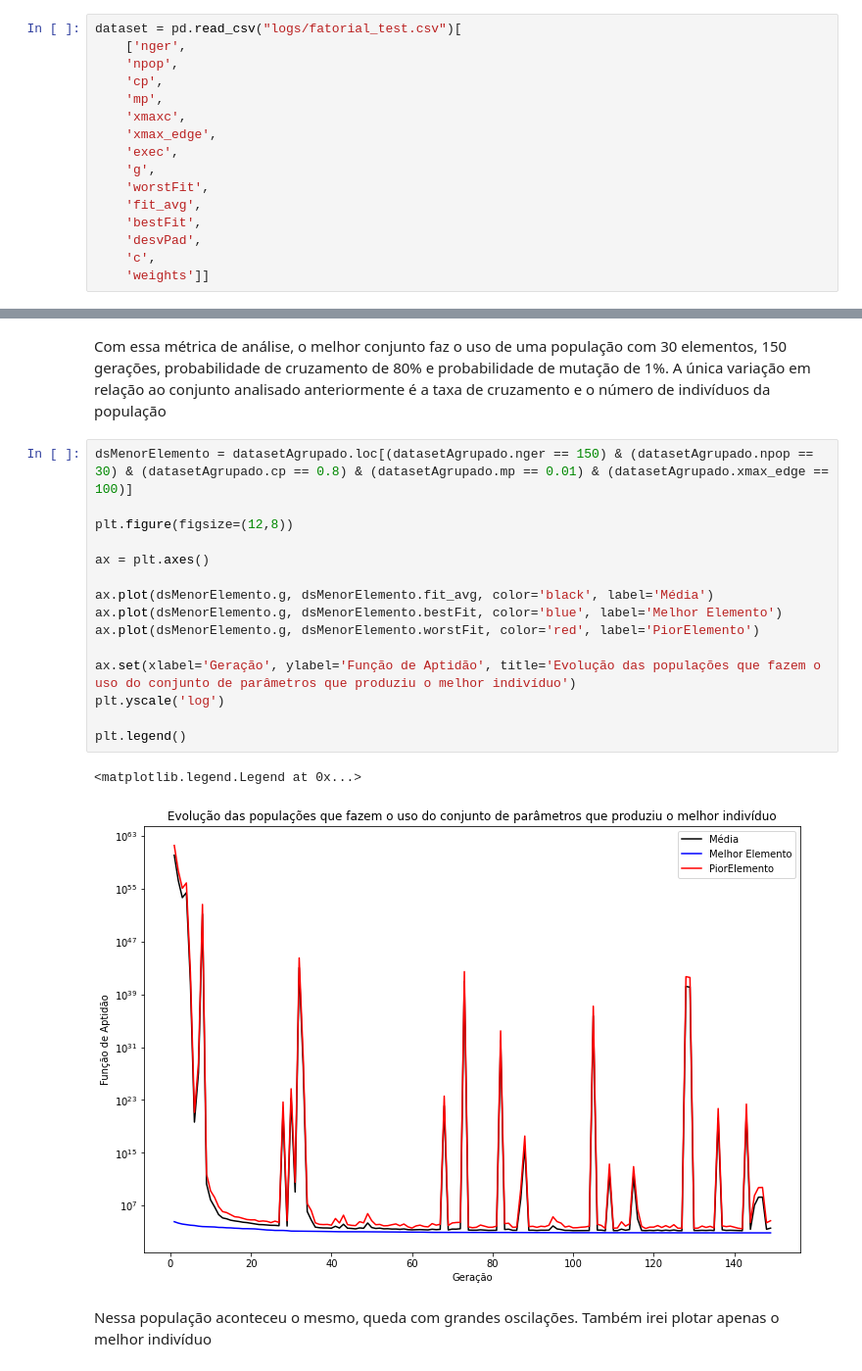
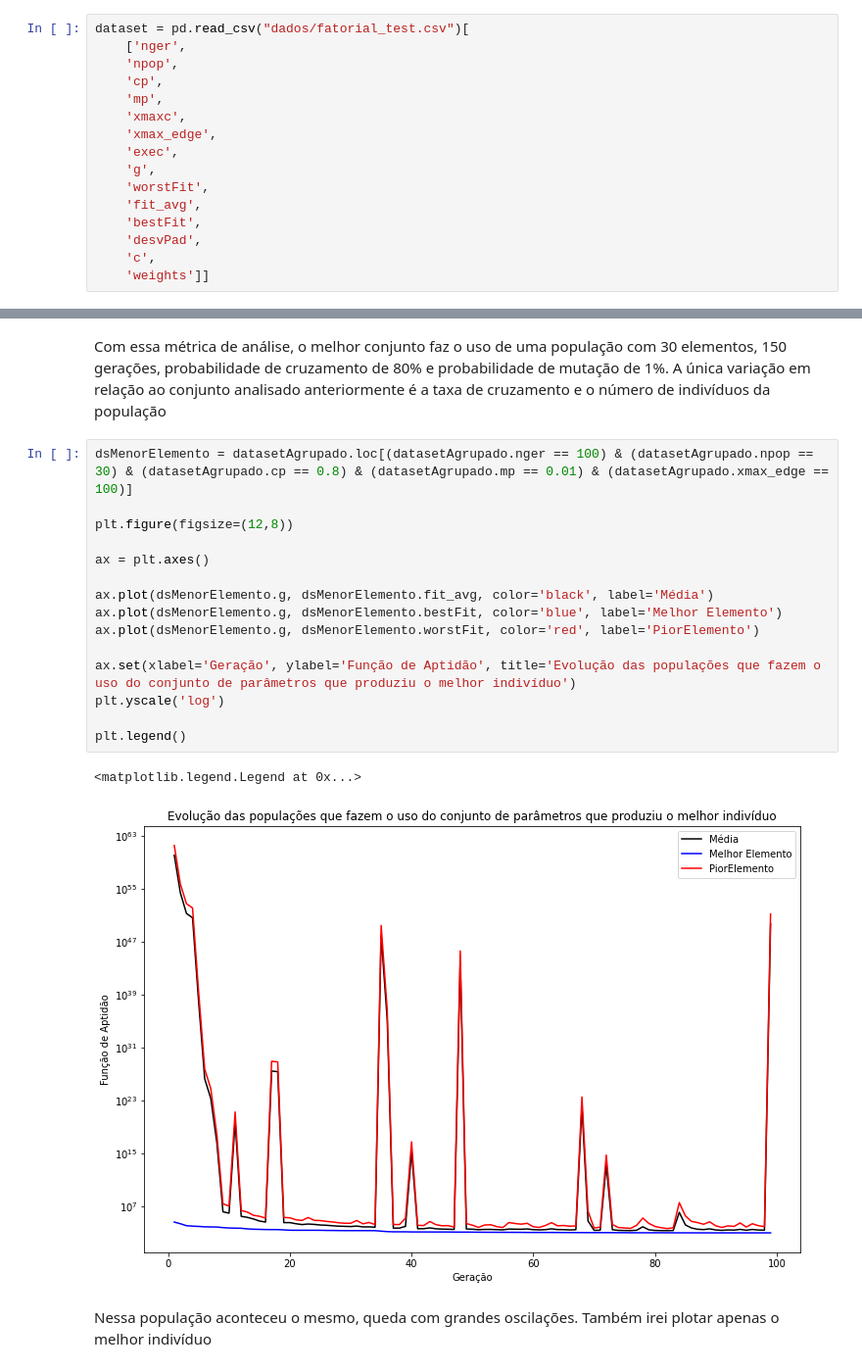
Before and after one commit to warSantos/covid-19, a Jupyter notebook: analise_resultados.ipynb, the cells around one changed output, grey strips where cells are left out. Shown at 98% size. Drawn from its saved outputs; the diff is of its cells as text.

```diff
--- a/analise_resultados.ipynb
+++ b/analise_resultados.ipynb
@@ -10,7 +13,7 @@ import seaborn as sns
 # %% [markdown]
 Depois de fazer a importação das bibliotecas, irei carregar um arquivo csv, que é resultante da concatenação de todos os logs do experimento fatorial
 # %%
-dataset = pd.read_csv("logs/fatorial_test.csv")[
+dataset = pd.read_csv("dados/fatorial_test.csv")[
     ['nger',
     'npop',
     'cp',
@@ -128,23 +135,23 @@ datasetFinal.sort_values(by=['bestFit']).head(5)
 # %% [markdown]
 Com essa métrica de análise, o melhor conjunto faz o uso de uma população com 30 elementos, 150 gerações, probabilidade de cruzamento de 80% e probabilidade de mutação de 1%. A única variação em relação ao conjunto analisado anteriormente é a taxa de cruzamento e o número de indivíduos da população
 # %%
-dsMenorElemento = datasetAgrupado.loc[(datasetAgrupado.nger == 150) & (datasetAgrupado.npop == 30) & (datasetAgrupado.cp == 0.8) & (datasetAgrupado.mp == 0.01) & (datasetAgrupado.xmax_edge == 100)]
+dsMenorElemento = datasetAgrupado.loc[(datasetAgrupado.nger == 100) & (datasetAgrupado.npop == 30) & (datasetAgrupado.cp == 0.8) & (datasetAgrupado.mp == 0.01) & (datasetAgrupado.xmax_edge == 100)]
 
 plt.figure(figsize=(12,8))
 
 ax = plt.axes()
 
 ax.plot(dsMenorElemento.g, dsMenorElemento.fit_avg, color='black', label='Média')
 ax.plot(dsMenorElemento.g, dsMenorElemento.bestFit, color='blue', label='Melhor Elemento')
 ax.plot(dsMenorElemento.g, dsMenorElemento.worstFit, color='red', label='PiorElemento')
 
 ax.set(xlabel='Geração', ylabel='Função de Aptidão', title='Evolução das populações que fazem o uso do conjunto de parâmetros que produziu o melhor indivíduo')
 plt.yscale('log')
 
 plt.legend()
 # %% [output]
 <matplotlib.legend.Legend at 0x...>
-[figure, old version]
+[figure, new version]
 # %% [markdown]
 Nessa população aconteceu o mesmo, queda com grandes oscilações. Também irei plotar apenas o melhor indivíduo
 # %%
```
Also changed, not shown: parts of 9 cells of this notebook, 4 other files.
